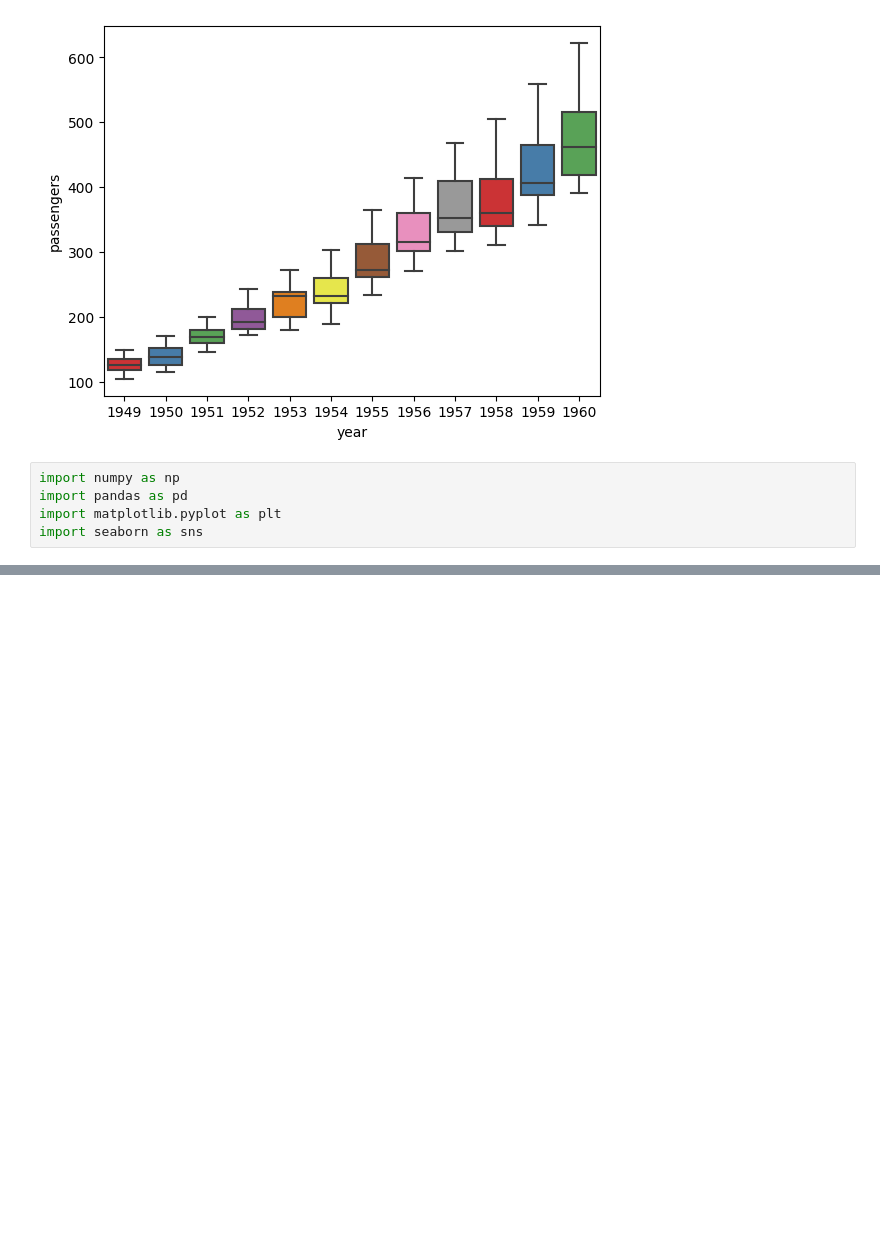
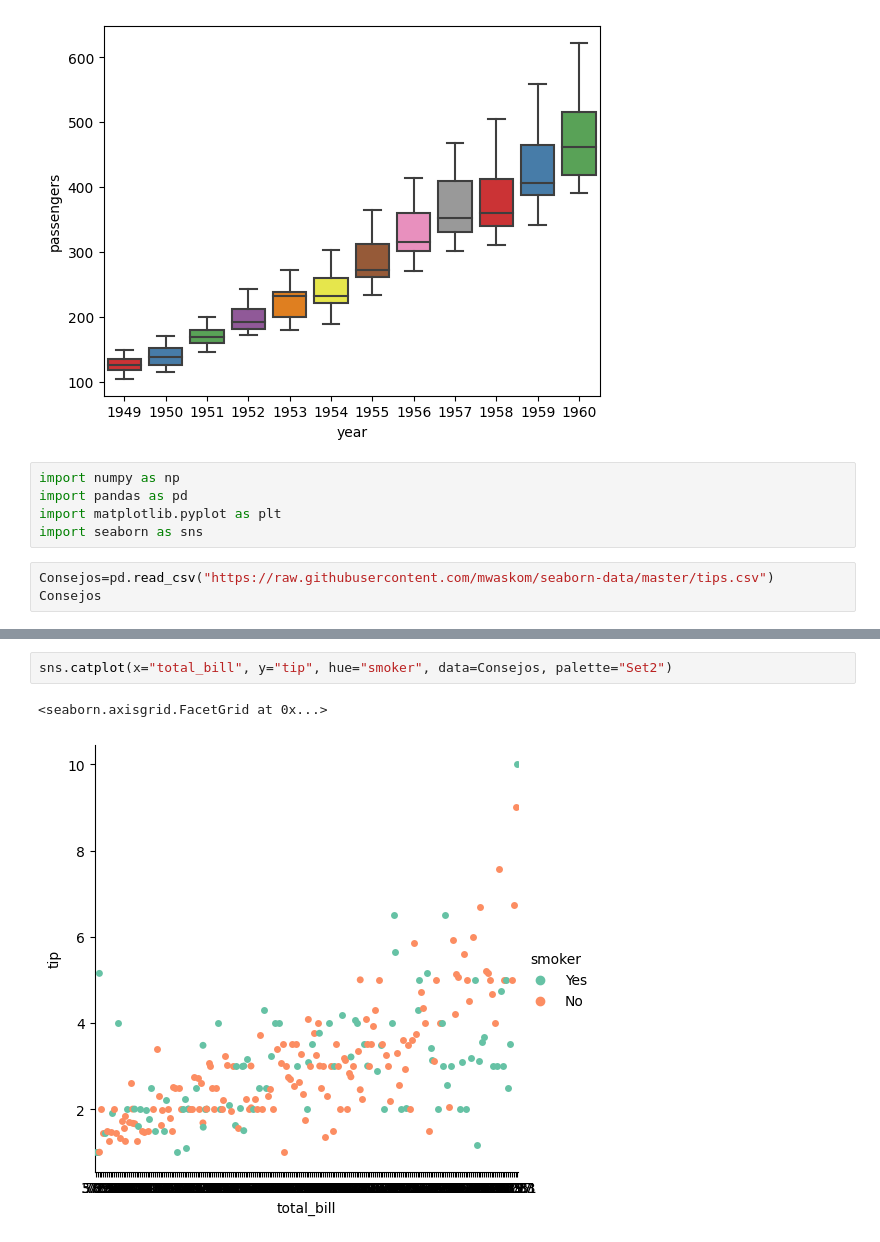
Before and after one commit to AnnMarie9/Qm206-Ann-, a Jupyter notebook: Parcial_1_Gráficas.ipynb, the cells around one changed output, grey strips where cells are left out. Saved outputs shown, nothing was run; the diff lists cells and outputs as text; blank space fills up the shorter version.

```diff
--- a/Parcial_1_Gráficas.ipynb
+++ b/Parcial_1_Gráficas.ipynb
@@ -42,3 +42,6 @@ import numpy as np
 import pandas as pd
 import matplotlib.pyplot as plt
 import seaborn as sns
+# %%
+Consejos=pd.read_csv("https://raw.githubusercontent.com/mwaskom/seaborn-data/master/tips.csv")
+Consejos
@@ -44,0 +62,5 @@ import seaborn as sns
+# %%
+sns.catplot(x="total_bill", y="tip", hue="smoker", data=Consejos, palette="Set2")
+# %% [output]
+<seaborn.axisgrid.FacetGrid at 0x...>
+[figure, added]
```
Also changed, not shown: parts of 5 cells of this notebook.
